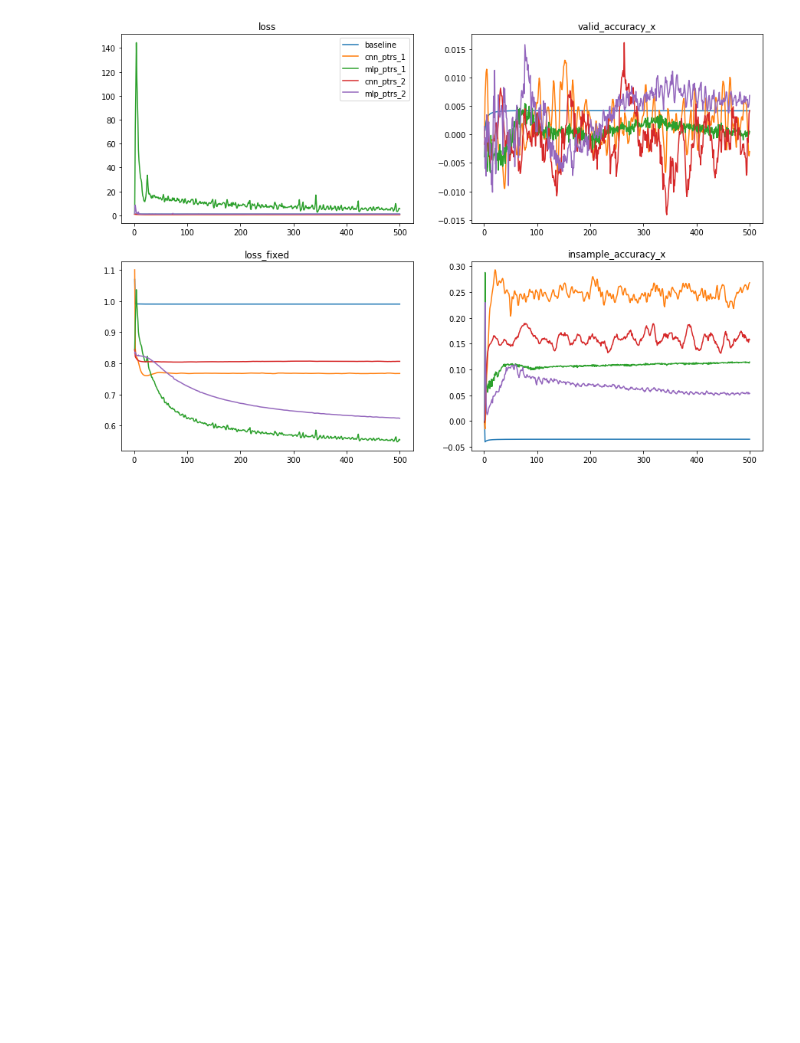
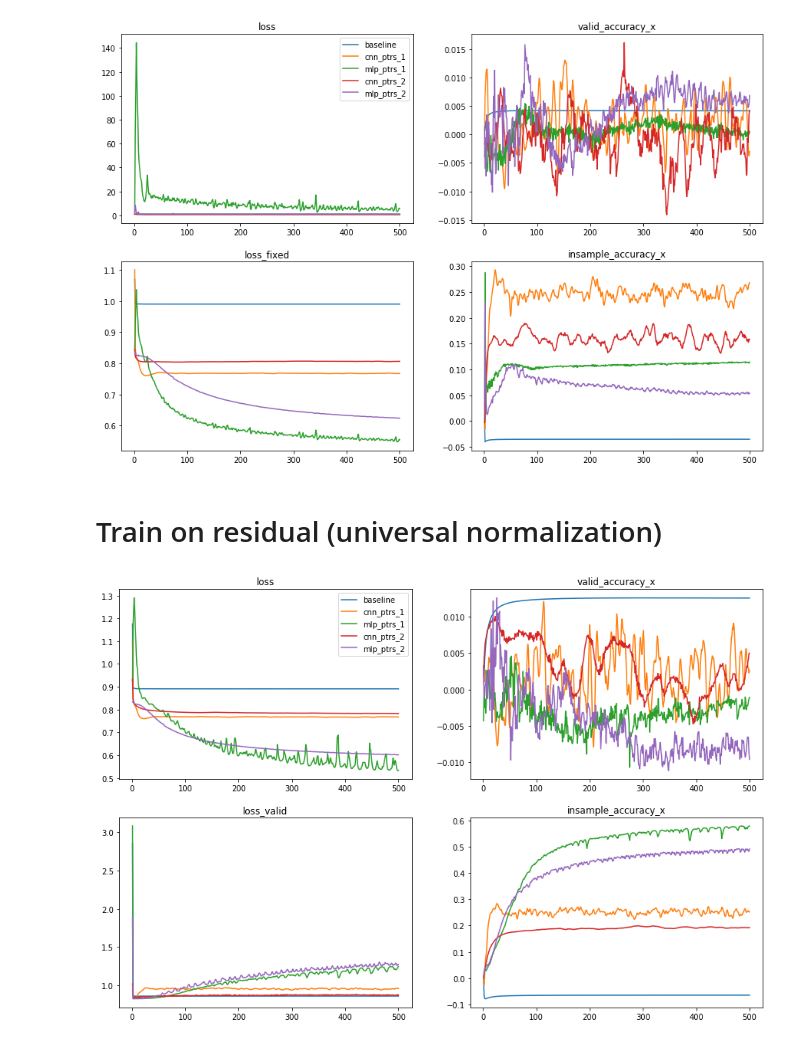
Before and after one commit to liangyy/ptrs-tf, a Jupyter notebook: notebook/monitor_training.ipynb, the cells around one changed output. Saved outputs shown, nothing was run; the diff lists cells and outputs as text; code cells hidden in the pictures; blank space fills up the shorter version.

Commit message:
added results on universal norm

```diff
--- a/notebook/monitor_training.ipynb
+++ b/notebook/monitor_training.ipynb
@@ -145,7 +155,7 @@ tags = [
 ]  # , 'cnn_ptrs_1-residual-mode'
 types = ['loss', 'loss_fixed', 'valid_accuracy_x', 'insample_accuracy_x']
 for tag in tags:
-    tmp = read_log(tag, fixed = True)
+    tmp = read_log(tag, fixed = 2)
     tmp['tag'] = tag
     if out is None:
         out = tmp
@@ -166,3 +176,37 @@ for i in tags:
         aes[j].set_title(types[n])
 # %% [output]
 [figure]
+# %% [markdown]
+# Train on residual (universal normalization)
+# %%
+out = None
+tags = [
+    'baseline.with_adam_and_universal_normalizer-residual-mode',
+    'cnn_ptrs_1.with_adam_and_universal_normalizer-residual-mode',
+    'mlp_ptrs_1.with_adam_and_universal_normalizer-residual-mode',
+    'cnn_ptrs_2.with_adam_and_universal_normalizer-residual-mode',
+    'mlp_ptrs_2.with_adam_and_universal_normalizer-residual-mode'
+]  # , 'cnn_ptrs_1-residual-mode'
+types = ['loss', 'loss_valid', 'valid_accuracy_x', 'insample_accuracy_x']
+for tag in tags:
+    tmp = read_log(tag, fixed = 3)
+    tmp['tag'] = tag
+    if out is None:
+        out = tmp
+    else:
+        out = pd.concat([out, tmp])
+# %%
+fig, aes = plt.subplots(nrows = 2, ncols = 2, figsize = (15, 10))
+
+for i in tags:
+    tmp_ = out.loc[out['tag'] == i]
+    show = 0
+    for j in zip([0,0,1,1],[0,1,0,1]):
+        n = j[0] + j[1] * 2
+        aes[j].plot(tmp_[['epoch_counter']], tmp_[types[n]], label = re.sub('.with_adam_and_universal_normalizer-residual-mode', '', i))
+        if show == 0:
+            aes[j].legend()
+            show = 1
+        aes[j].set_title(types[n])
+# %% [output]
+[figure, added]
```
Also changed, not shown: parts of 1 cell of this notebook, 1 other file.
